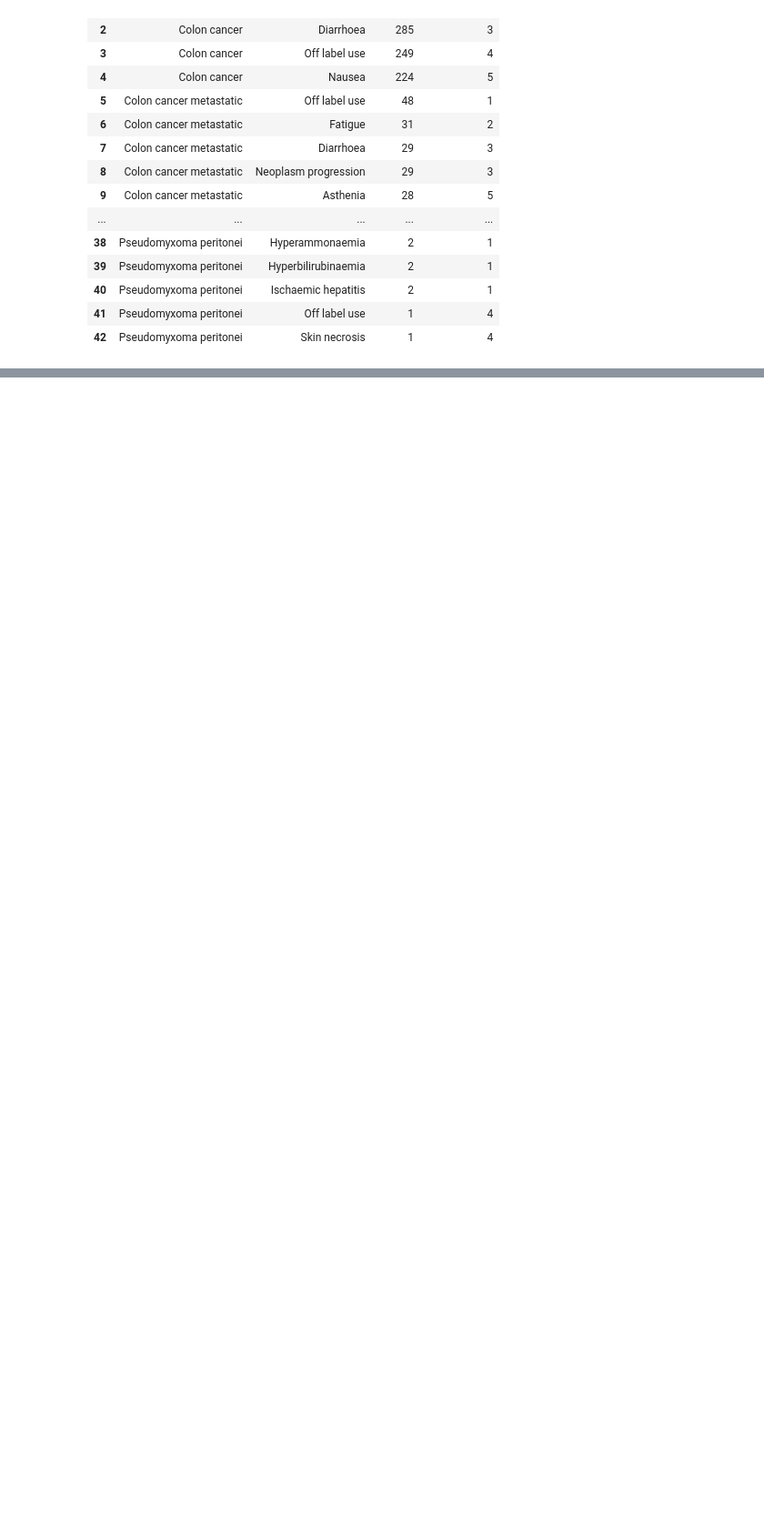
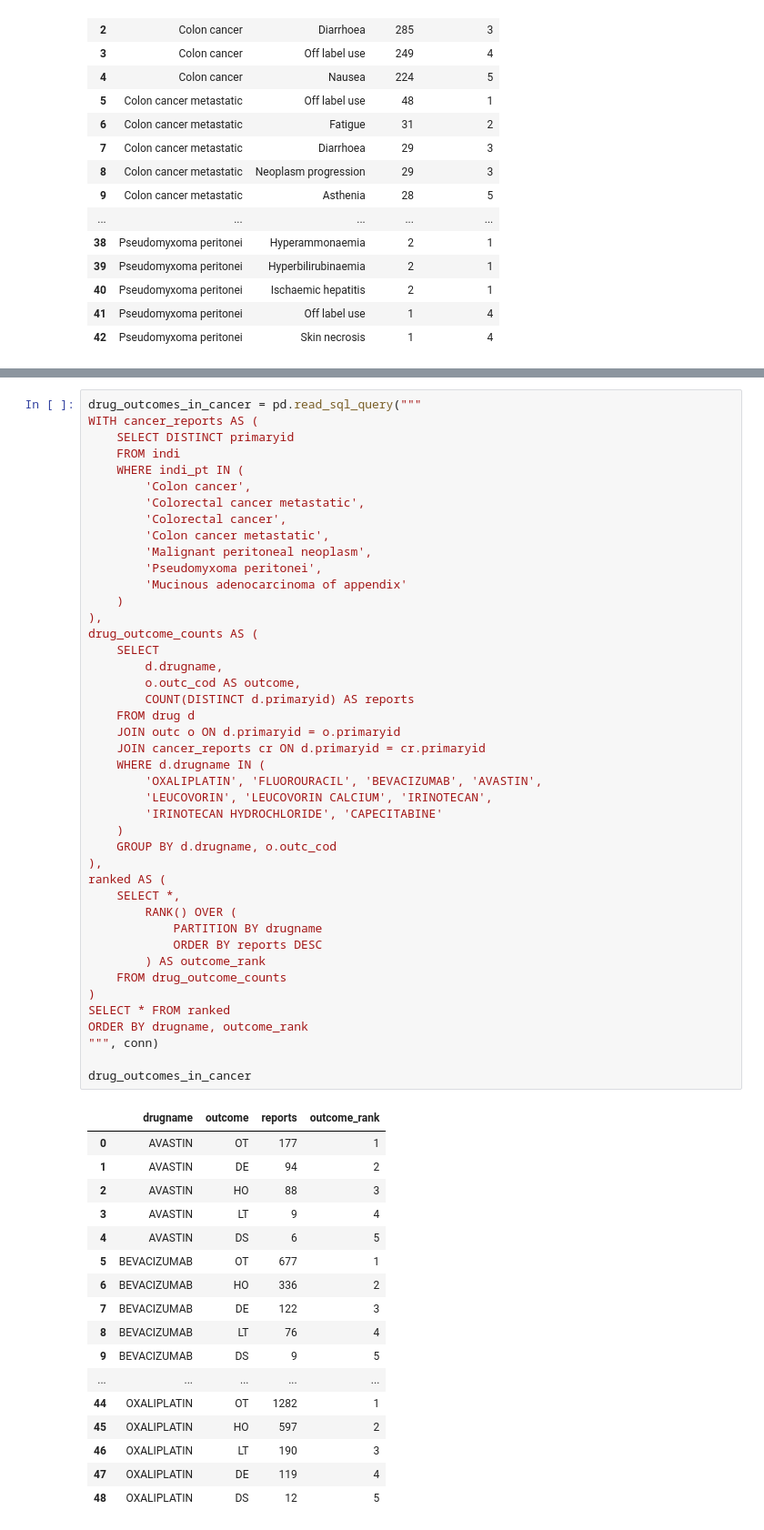
Before and after one commit to PugstaLaney/faers-sql-drug-safety-analysis, a Jupyter notebook: notebooks/appendiceal_indication.ipynb, the cells around one changed output, grey strips where cells are left out. Shown at 91% size. Drawn from its saved outputs; the diff is of its cells as text; blank space fills up the shorter version.

```diff
--- a/notebooks/appendiceal_indication.ipynb
+++ b/notebooks/appendiceal_indication.ipynb
@@ -266,0 +374,61 @@ ranked_reactions
+# %%
+drug_outcomes_in_cancer = pd.read_sql_query("""
+WITH cancer_reports AS (
+    SELECT DISTINCT primaryid
+    FROM indi
+    WHERE indi_pt IN (
+        'Colon cancer',
+        'Colorectal cancer metastatic',
+        'Colorectal cancer',
+        'Colon cancer metastatic',
+        'Malignant peritoneal neoplasm',
+        'Pseudomyxoma peritonei',
+        'Mucinous adenocarcinoma of appendix'
+    )
+),
+drug_outcome_counts AS (
+    SELECT
+        d.drugname,
+        o.outc_cod AS outcome,
+        COUNT(DISTINCT d.primaryid) AS reports
+    FROM drug d
+    JOIN outc o ON d.primaryid = o.primaryid
+    JOIN cancer_reports cr ON d.primaryid = cr.primaryid
+    WHERE d.drugname IN (
+        'OXALIPLATIN', 'FLUOROURACIL', 'BEVACIZUMAB', 'AVASTIN',
+        'LEUCOVORIN', 'LEUCOVORIN CALCIUM', 'IRINOTECAN',
+        'IRINOTECAN HYDROCHLORIDE', 'CAPECITABINE'
+    )
+    GROUP BY d.drugname, o.outc_cod
+),
+ranked AS (
+    SELECT *,
+        RANK() OVER (
+            PARTITION BY drugname
+            ORDER BY reports DESC
+        ) AS outcome_rank
+    FROM drug_outcome_counts
+)
+SELECT * FROM ranked
+ORDER BY drugname, outcome_rank
+""", conn)
+
+drug_outcomes_in_cancer
+# %% [output]
+|  | drugname | outcome | reports | outcome_rank |
+| 0 | AVASTIN | OT | 177 | 1 |
+| 1 | AVASTIN | DE | 94 | 2 |
+| 2 | AVASTIN | HO | 88 | 3 |
+| 3 | AVASTIN | LT | 9 | 4 |
+| 4 | AVASTIN | DS | 6 | 5 |
+| 5 | BEVACIZUMAB | OT | 677 | 1 |
+| 6 | BEVACIZUMAB | HO | 336 | 2 |
+| 7 | BEVACIZUMAB | DE | 122 | 3 |
+| 8 | BEVACIZUMAB | LT | 76 | 4 |
+| 9 | BEVACIZUMAB | DS | 9 | 5 |
+| ... | ... | ... | ... | ... |
+| 44 | OXALIPLATIN | OT | 1282 | 1 |
+| 45 | OXALIPLATIN | HO | 597 | 2 |
+| 46 | OXALIPLATIN | LT | 190 | 3 |
+| 47 | OXALIPLATIN | DE | 119 | 4 |
+| 48 | OXALIPLATIN | DS | 12 | 5 |
```
Also changed, not shown: parts of 2 cells of this notebook.
